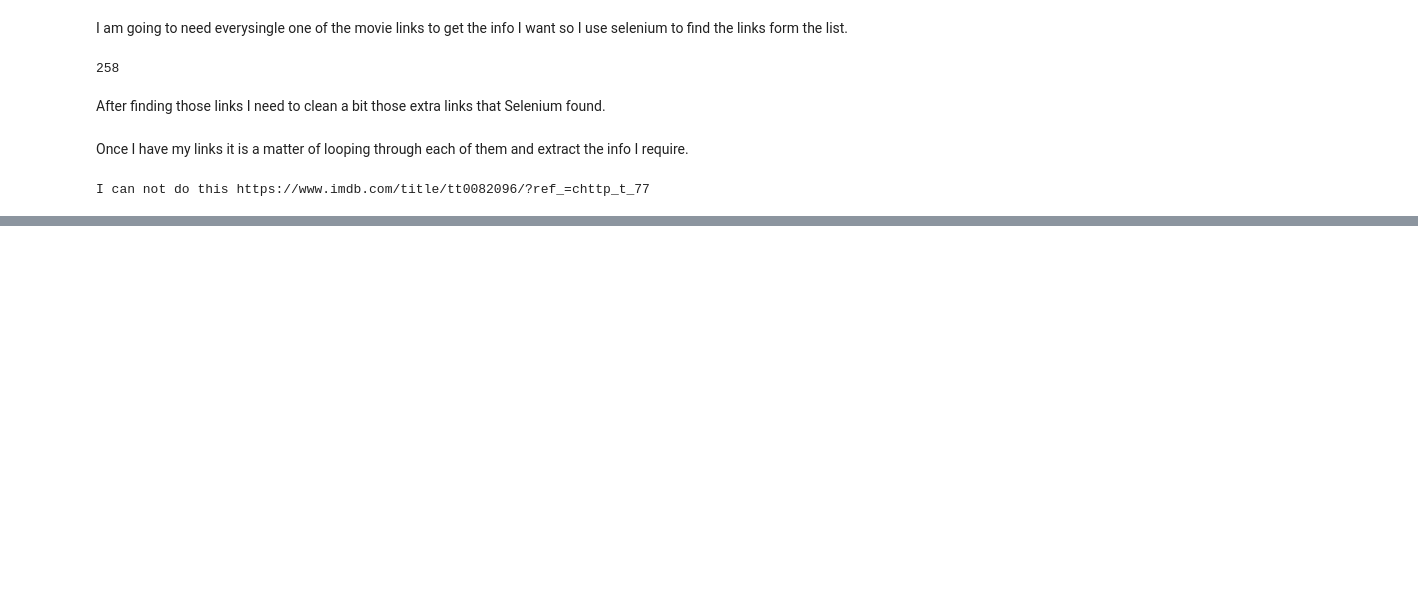
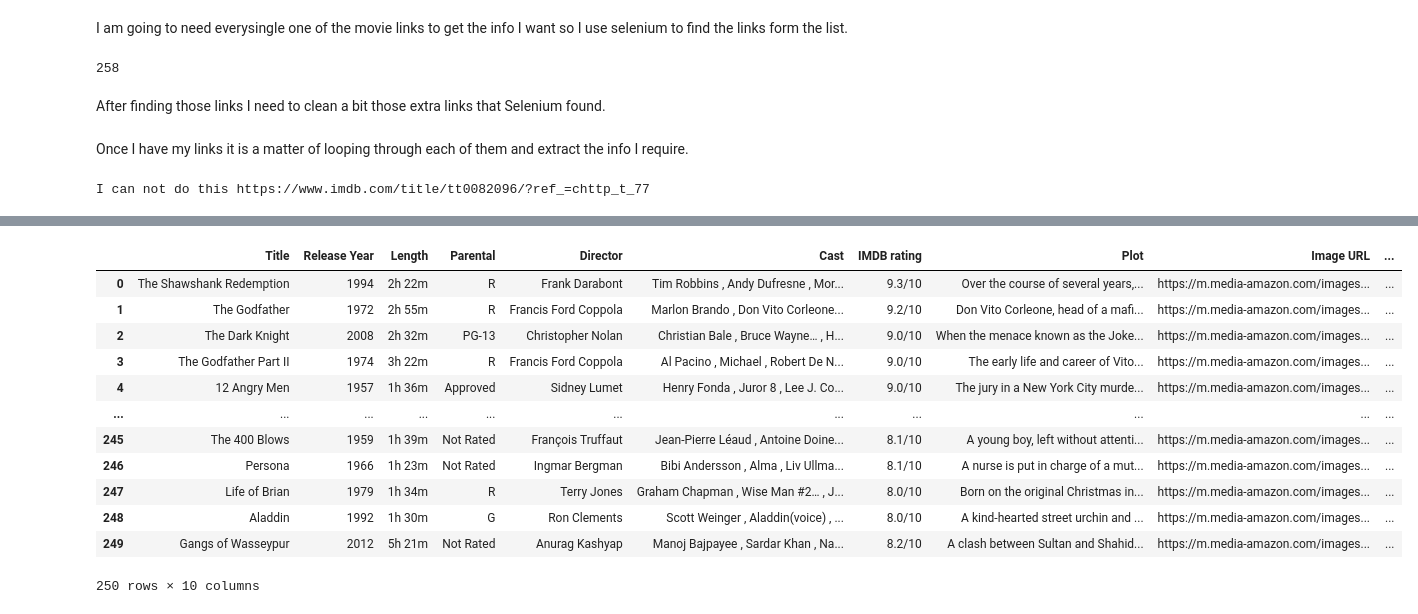
Before and after one commit to LeoBulcsu/ETL_250_Best_Movies, a Jupyter notebook: 03.VisualStudioCode/dataextraction.ipynb, the cells around one changed output, grey strips where cells are left out. Drawn from its saved outputs; the diff is of its cells as text; code cells hidden in the pictures; blank space fills up the shorter version.

Commit message:
"IMDB completed"

```diff
--- a/03.VisualStudioCode/dataextraction.ipynb
+++ b/03.VisualStudioCode/dataextraction.ipynb
@@ -170,0 +193,2 @@ pd.DataFrame(ranking, columns = columns )
+# %%
+IMDBdfClean.loc[76.5] = lastrow
@@ -170,0 +211,4 @@ pd.DataFrame(ranking, columns = columns )
+# %%
+IMDB = IMDBdfClean.sort_index().reset_index(drop=True)
+# %%
+IMDB = IMDB.drop(250, axis=0)
@@ -170,0 +231,18 @@ pd.DataFrame(ranking, columns = columns )
+# %%
+IMDB['IMDB Rank'] = range(1, len(IMDB) + 1)
+# %%
+IMDB
+# %% [output]
+|  | Title | Release Year | Length | Parental | Director | Cast | IMDB rating | Plot | Image URL | ... |
+| 0 | The Shawshank Redemption | 1994 | 2h 22m | R | Frank Darabont | Tim Robbins , Andy Dufresne , Mor... | 9.3/10 | Over the course of several years,... | https://m.media-amazon.com/images... | ... |
+| 1 | The Godfather | 1972 | 2h 55m | R | Francis Ford Coppola | Marlon Brando , Don Vito Corleone... | 9.2/10 | Don Vito Corleone, head of a mafi... | https://m.media-amazon.com/images... | ... |
+| 2 | The Dark Knight | 2008 | 2h 32m | PG-13 | Christopher Nolan | Christian Bale , Bruce Wayne… , H... | 9.0/10 | When the menace known as the Joke... | https://m.media-amazon.com/images... | ... |
+| 3 | The Godfather Part II | 1974 | 3h 22m | R | Francis Ford Coppola | Al Pacino , Michael , Robert De N... | 9.0/10 | The early life and career of Vito... | https://m.media-amazon.com/images... | ... |
+| 4 | 12 Angry Men | 1957 | 1h 36m | Approved | Sidney Lumet | Henry Fonda , Juror 8 , Lee J. Co... | 9.0/10 | The jury in a New York City murde... | https://m.media-amazon.com/images... | ... |
+| ... | ... | ... | ... | ... | ... | ... | ... | ... | ... | ... |
+| 245 | The 400 Blows | 1959 | 1h 39m | Not Rated | François Truffaut | Jean-Pierre Léaud , Antoine Doine... | 8.1/10 | A young boy, left without attenti... | https://m.media-amazon.com/images... | ... |
+| 246 | Persona | 1966 | 1h 23m | Not Rated | Ingmar Bergman | Bibi Andersson , Alma , Liv Ullma... | 8.1/10 | A nurse is put in charge of a mut... | https://m.media-amazon.com/images... | ... |
+| 247 | Life of Brian | 1979 | 1h 34m | R | Terry Jones | Graham Chapman , Wise Man #2… , J... | 8.0/10 | Born on the original Christmas in... | https://m.media-amazon.com/images... | ... |
+| 248 | Aladdin | 1992 | 1h 30m | G | Ron Clements | Scott Weinger , Aladdin(voice) , ... | 8.0/10 | A kind-hearted street urchin and ... | https://m.media-amazon.com/images... | ... |
+| 249 | Gangs of Wasseypur | 2012 | 5h 21m | Not Rated | Anurag Kashyap | Manoj Bajpayee , Sardar Khan , Na... | 8.2/10 | A clash between Sultan and Shahid... | https://m.media-amazon.com/images... | ... |
+250 rows × 10 columns
```
Also changed, not shown: parts of 13 cells of this notebook.
